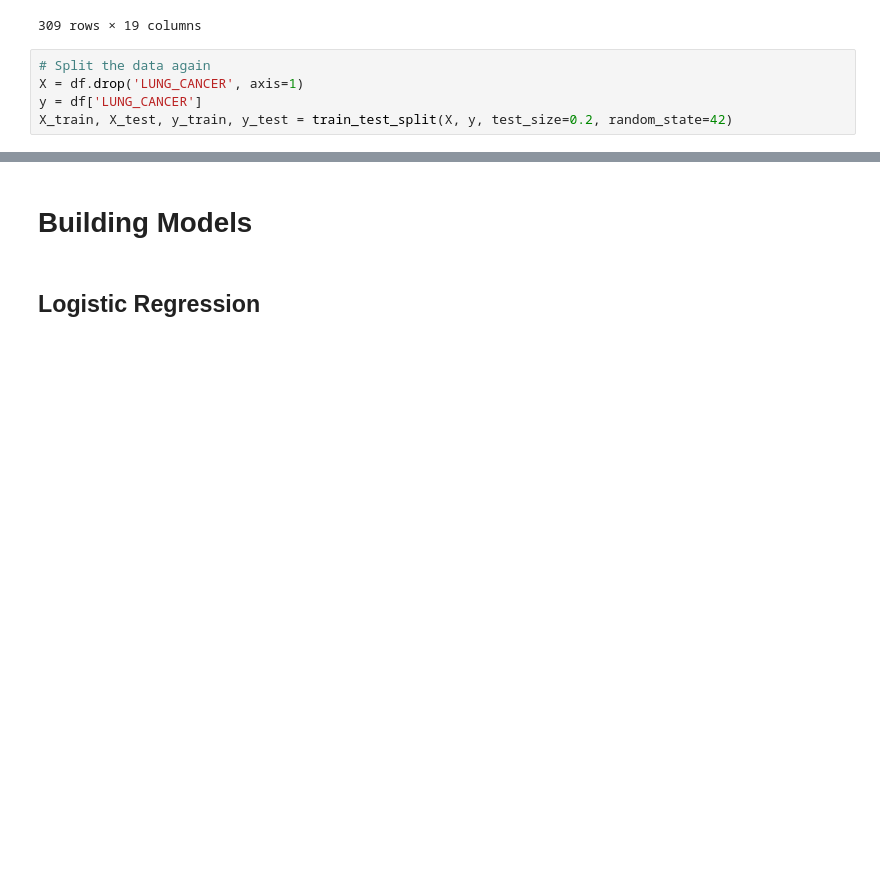
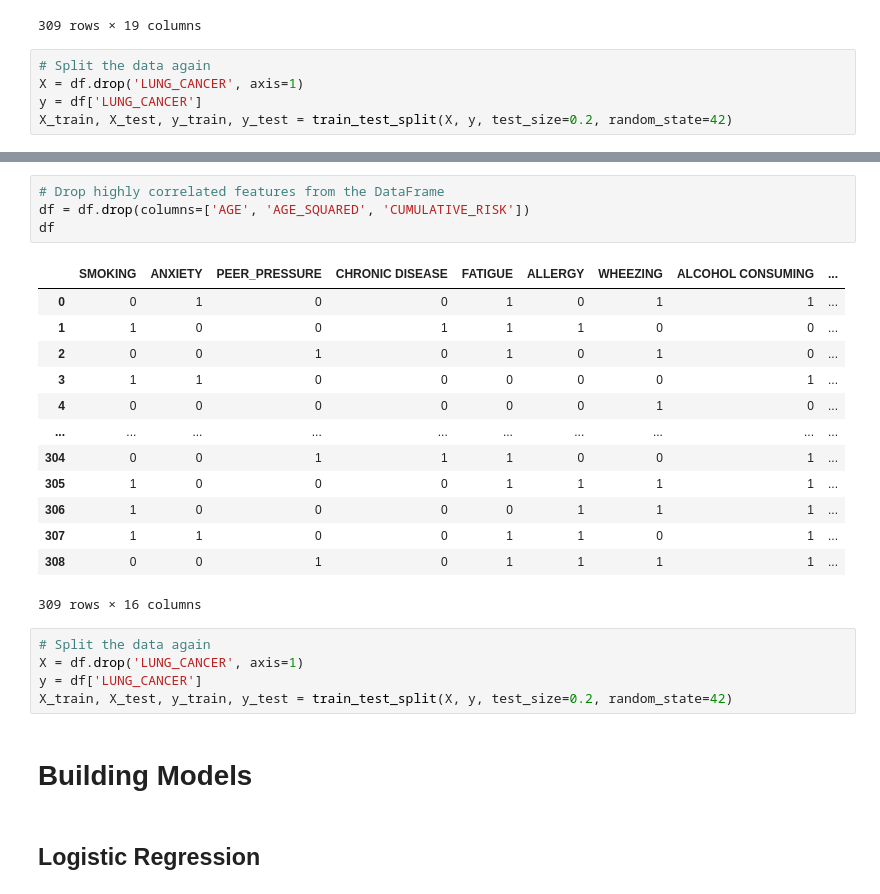
Before and after one commit to arpi5191/Byte-My-Cancer, a Jupyter notebook: 09_615_Project.ipynb, the cells around one changed output, grey strips where cells are left out. Drawn from its saved outputs; the diff is of its cells as text; blank space fills up the shorter version.

```diff
--- a/09_615_Project.ipynb
+++ b/09_615_Project.ipynb
@@ -527,3 +530,26 @@ X_train, X_test, y_train, y_test = train_test_split(X, y, test_size=0.2, random_
+# %%
+# Drop highly correlated features from the DataFrame
+df = df.drop(columns=['AGE', 'AGE_SQUARED', 'CUMULATIVE_RISK'])
+df
+# %% [output]
+|  | SMOKING | ANXIETY | PEER_PRESSURE | CHRONIC DISEASE | FATIGUE | ALLERGY | WHEEZING | ALCOHOL CONSUMING | ... |
+| 0 | 0 | 1 | 0 | 0 | 1 | 0 | 1 | 1 | ... |
+| 1 | 1 | 0 | 0 | 1 | 1 | 1 | 0 | 0 | ... |
+| 2 | 0 | 0 | 1 | 0 | 1 | 0 | 1 | 0 | ... |
+| 3 | 1 | 1 | 0 | 0 | 0 | 0 | 0 | 1 | ... |
+| 4 | 0 | 0 | 0 | 0 | 0 | 0 | 1 | 0 | ... |
+| ... | ... | ... | ... | ... | ... | ... | ... | ... | ... |
+| 304 | 0 | 0 | 1 | 1 | 1 | 0 | 0 | 1 | ... |
+| 305 | 1 | 0 | 0 | 0 | 1 | 1 | 1 | 1 | ... |
+| 306 | 1 | 0 | 0 | 0 | 0 | 1 | 1 | 1 | ... |
+| 307 | 1 | 1 | 0 | 0 | 1 | 1 | 0 | 1 | ... |
+| 308 | 0 | 0 | 1 | 0 | 1 | 1 | 1 | 1 | ... |
+309 rows × 16 columns
+# %%
+# Split the data again
+X = df.drop('LUNG_CANCER', axis=1)
+y = df['LUNG_CANCER']
+X_train, X_test, y_train, y_test = train_test_split(X, y, test_size=0.2, random_state=42)
 # %% [markdown]
 # **Building Models**
 # %% [markdown]
```
Also changed, not shown: parts of 13 cells of this notebook.
